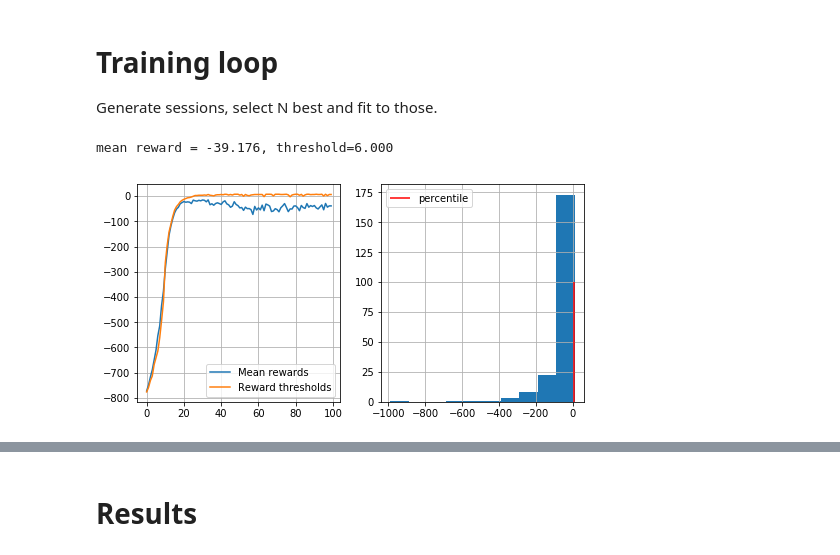
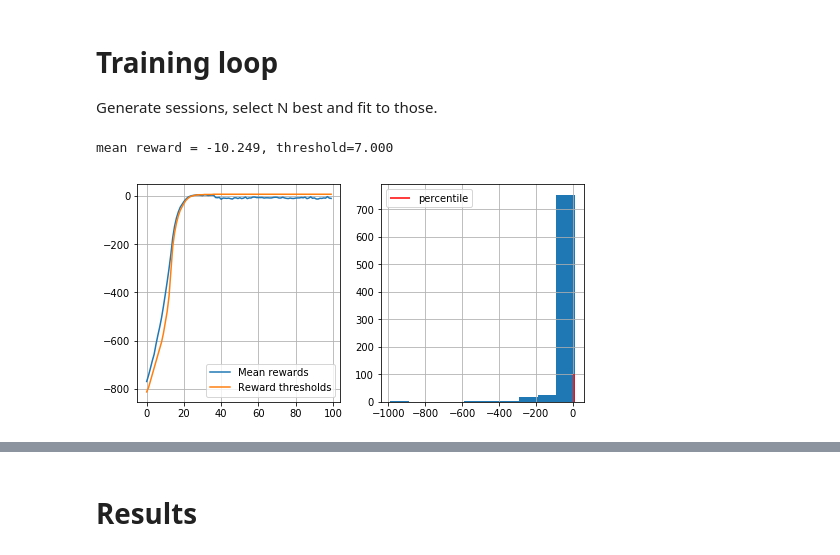
Before and after one commit to yandexdataschool/Practical_RL, a Jupyter notebook: week1_intro/crossentropy_method.ipynb, the cells around one changed output, grey strips where cells are left out. Cells and saved outputs as stored; diff of their text form; code cells hidden in the pictures.

```diff
--- a/week1_intro/crossentropy_method.ipynb
+++ b/week1_intro/crossentropy_method.ipynb
@@ -260,29 +260,29 @@ def show_progress(rewards_batch, log, reward_range=[-990, +10]):
 # reset policy just in case
 policy = np.ones([n_states, n_actions])/n_actions
 # %%
-n_sessions = 250  # sample this many sessions
-percentile = 50  # take this percent of session with highest rewards
-learning_rate = 0.5  # add this thing to all counts for stability
+n_sessions = 1000  # sample this many sessions
+percentile = 30  # take this percent of session with highest rewards
+learning_rate = 0.9  # add this thing to all counts for stability
 
 log = []
 
 for i in range(100):
 
     %time sessions = [generate_session(policy) for i in range(n_sessions)]
 
     states_batch, actions_batch, rewards_batch = zip(*sessions)
 
     elite_states, elite_actions = select_elites(states_batch, actions_batch, rewards_batch, percentile)
 
     new_policy = update_policy(elite_states, elite_actions)
 
     policy = learning_rate*new_policy + (1-learning_rate)*policy
 
     # display results on chart
     show_progress(rewards_batch, log)
 # %% [output]
-mean reward = -39.176, threshold=6.000
+mean reward = -10.249, threshold=7.000
-[figure, old version]
+[figure, new version]
 # %% [markdown]
 # Digging deeper: approximate crossentropy with neural nets
 
```
Also changed, not shown: parts of 7 cells of this notebook.
